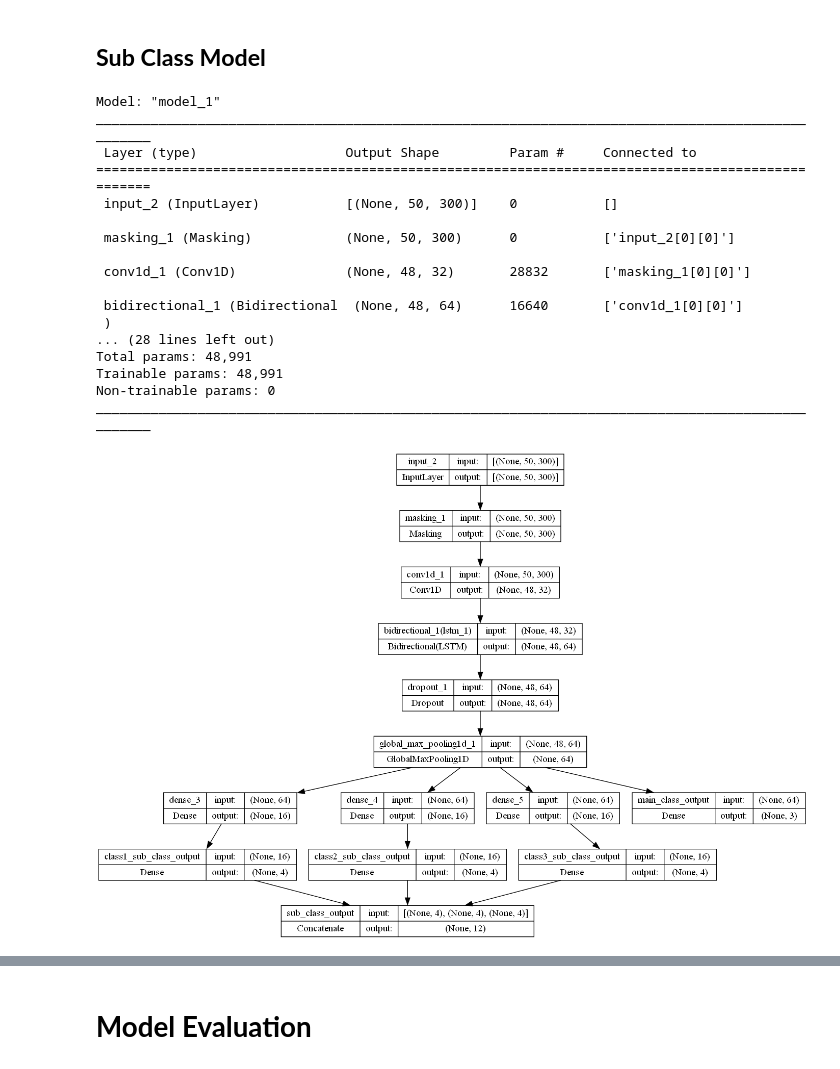
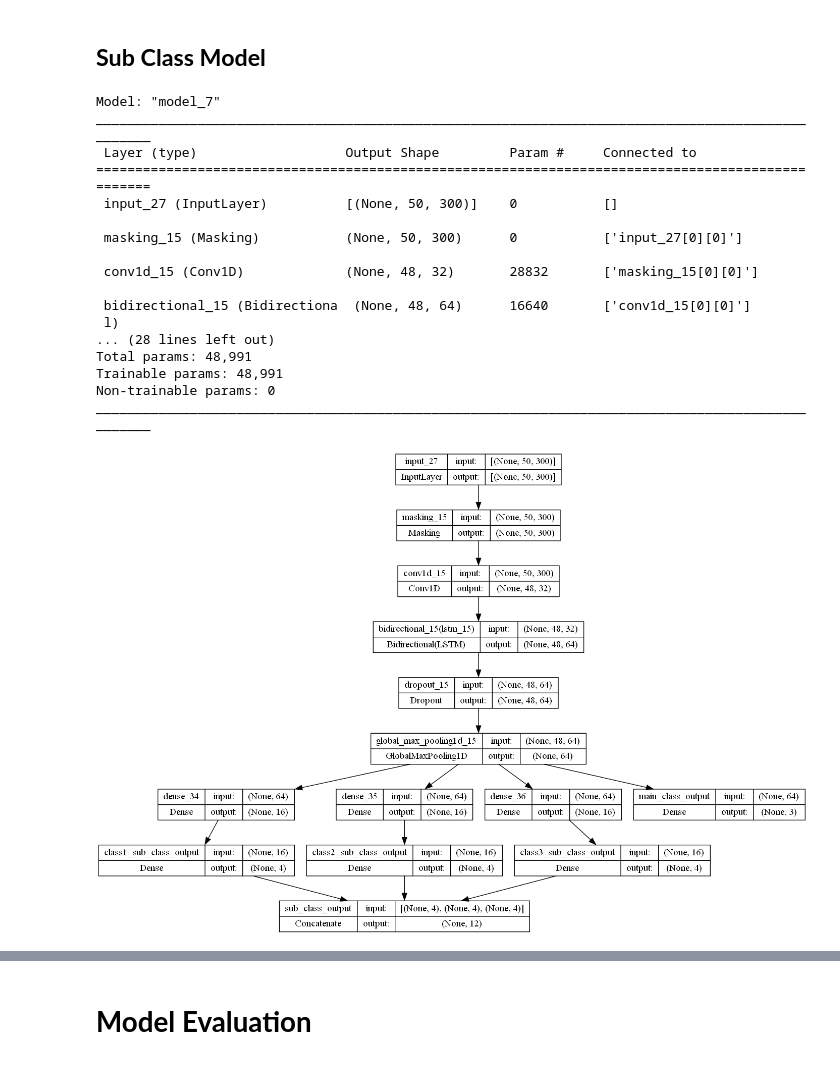
Before and after one commit to AthimetA/Chefbot, a Jupyter notebook: chefbot_Main_Sub_Baseline.ipynb, the cells around one changed output, grey strips where cells are left out. Cells and saved outputs as stored; diff of their text form; code cells hidden in the pictures.

```diff
--- a/chefbot_Main_Sub_Baseline.ipynb
+++ b/chefbot_Main_Sub_Baseline.ipynb
@@ -524,41 +524,38 @@ for main_class in main_class_label:
    # Add the sub class output layer to the dictionary
    sub_class_output_layers[main_class] = sub_class_output_layer
 
 # Concatenate the sub class output layers
 concatenated_layer = Concatenate(name = 'sub_class_output')(list(sub_class_output_layers.values()))
 
 # Define the model
 model = Model(inputs=input_layer, outputs=[main_class_output_layer,concatenated_layer])
 
 loss = {'main_class_output': 'categorical_crossentropy',
          'sub_class_output': 'categorical_crossentropy'}
 loss_weights = {'main_class_output': 1.0,
                 'sub_class_output': 1.0}
 metrics = {'main_class_output': 'accuracy',
             'sub_class_output': 'accuracy'}
 optimizer = Adam(learning_rate=0.001)
 model.compile(optimizer=optimizer, loss=loss, loss_weights=loss_weights, metrics=metrics)
 model.summary()
-plot_model(model, to_file=pic_path+'model.png',
-           show_shapes=True,
-           show_layer_names=True,
-           expand_nested=True)
+plot_model(model, to_file='model.png', show_shapes=True, show_layer_names=True)
 # %% [output]
-Model: "model_1"
+Model: "model_7"
 __________________________________________________________________________________________________
  Layer (type)                   Output Shape         Param #     Connected to
 ==================================================================================================
- input_2 (InputLayer)           [(None, 50, 300)]    0           []
+ input_27 (InputLayer)          [(None, 50, 300)]    0           []
 
- masking_1 (Masking)            (None, 50, 300)      0           ['input_2[0][0]']
+ masking_15 (Masking)           (None, 50, 300)      0           ['input_27[0][0]']
 
- conv1d_1 (Conv1D)              (None, 48, 32)       28832       ['masking_1[0][0]']
+ conv1d_15 (Conv1D)             (None, 48, 32)       28832       ['masking_15[0][0]']
 
- bidirectional_1 (Bidirectional  (None, 48, 64)      16640       ['conv1d_1[0][0]']
- )
+ bidirectional_15 (Bidirectiona  (None, 48, 64)      16640       ['conv1d_15[0][0]']
+ l)
 ... (28 lines left out)
 Total params: 48,991
 Trainable params: 48,991
 Non-trainable params: 0
 __________________________________________________________________________________________________
-[figure, old version]
+[figure, new version]
```
Also changed, not shown: parts of 3 cells of this notebook, 5 other files.
